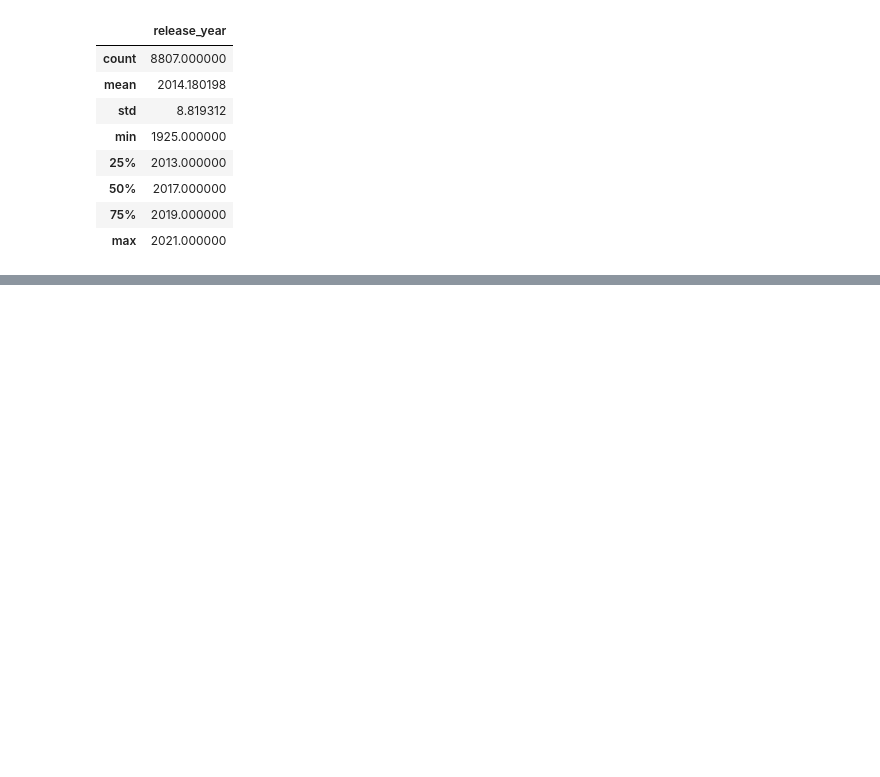
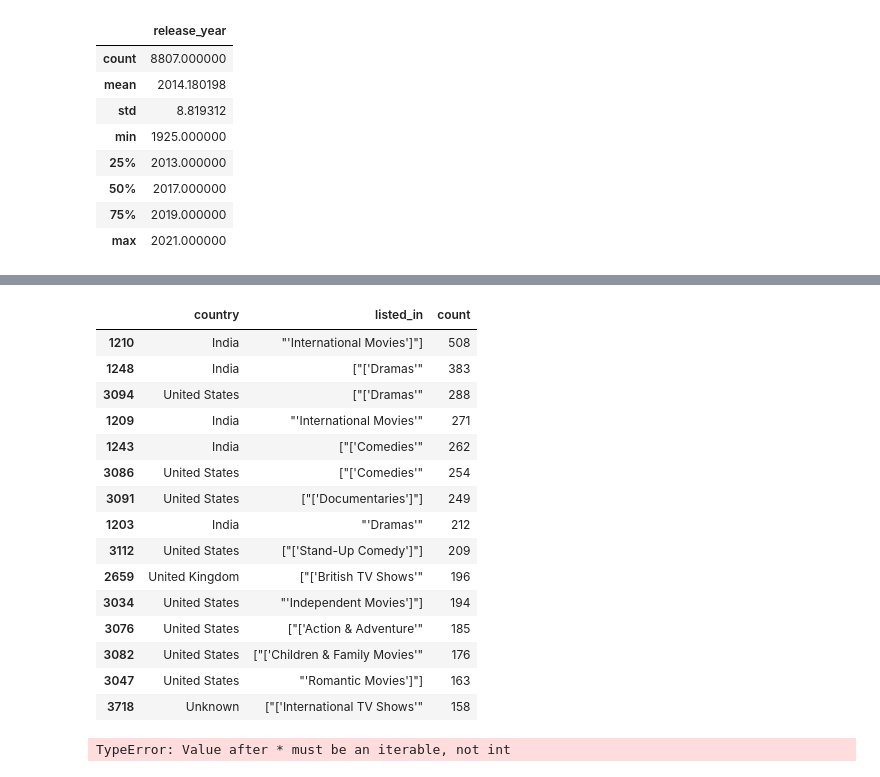
Before and after one commit to seleenerk/netflix-analysis, a Jupyter notebook: netflix_analysis.ipynb, the cells around one changed output, grey strips where cells are left out. Drawn from its saved outputs; the diff is of its cells as text; code cells hidden in the pictures; blank space fills up the shorter version.

```diff
--- a/netflix_analysis.ipynb
+++ b/netflix_analysis.ipynb
@@ -119,0 +137,39 @@ Passing `palette` without assigning `hue` is deprecated and will be removed in v
+# %%
+df['listed_in'] = df['listed_in'].fillna('').astype(str).str.split(r',\s*')
+genres= df.explode('listed_in', ignore_index=True)
+genres= genres[genres['listed_in'].str.len()>0]
+
+country_genre_counts= genres.groupby(['country', 'listed_in']).size().reset_index(name= 'count')
+country_genre_counts.sort_values('count', ascending=False).head(15)
+# %% [output]
+|  | country | listed_in | count |
+| 1210 | India | "'International Movies']"] | 508 |
+| 1248 | India | ["['Dramas'" | 383 |
+| 3094 | United States | ["['Dramas'" | 288 |
+| 1209 | India | "'International Movies'" | 271 |
+| 1243 | India | ["['Comedies'" | 262 |
+| 3086 | United States | ["['Comedies'" | 254 |
+| 3091 | United States | ["['Documentaries']"] | 249 |
+| 1203 | India | "'Dramas'" | 212 |
+| 3112 | United States | ["['Stand-Up Comedy']"] | 209 |
+| 2659 | United Kingdom | ["['British TV Shows'" | 196 |
+| 3034 | United States | "'Independent Movies']"] | 194 |
+| 3076 | United States | ["['Action & Adventure'" | 185 |
+| 3082 | United States | ["['Children & Family Movies'" | 176 |
+| 3047 | United States | "'Romantic Movies']"] | 163 |
+| 3718 | Unknown | ["['International TV Shows'" | 158 |
+# %%
+pivot_table= country_genre_counts.pivot_table(index= 'country', columns= 'listed_in', values= 'count', fill_value= 0)
+
+top10_countries= df['country'].value_counts().head(10).index
+pivot_top= pivot_table.loc[top10_countries]
+
+plt.figure(figsize=(14,6))
+sns.heatmap(pivot_top, cmap="YlOrRd", linewidths=0.5)
+plt.title("Most Common Genres By Country", fontsize=14)
+plt.xlabel("Genre")
+plt.ylabel("Country")
+plt.tight_layout()
+plt.show()
+# %% [output]
+TypeError: Value after * must be an iterable, not int
```
Also changed, not shown: parts of 2 cells of this notebook, 1 other file.
